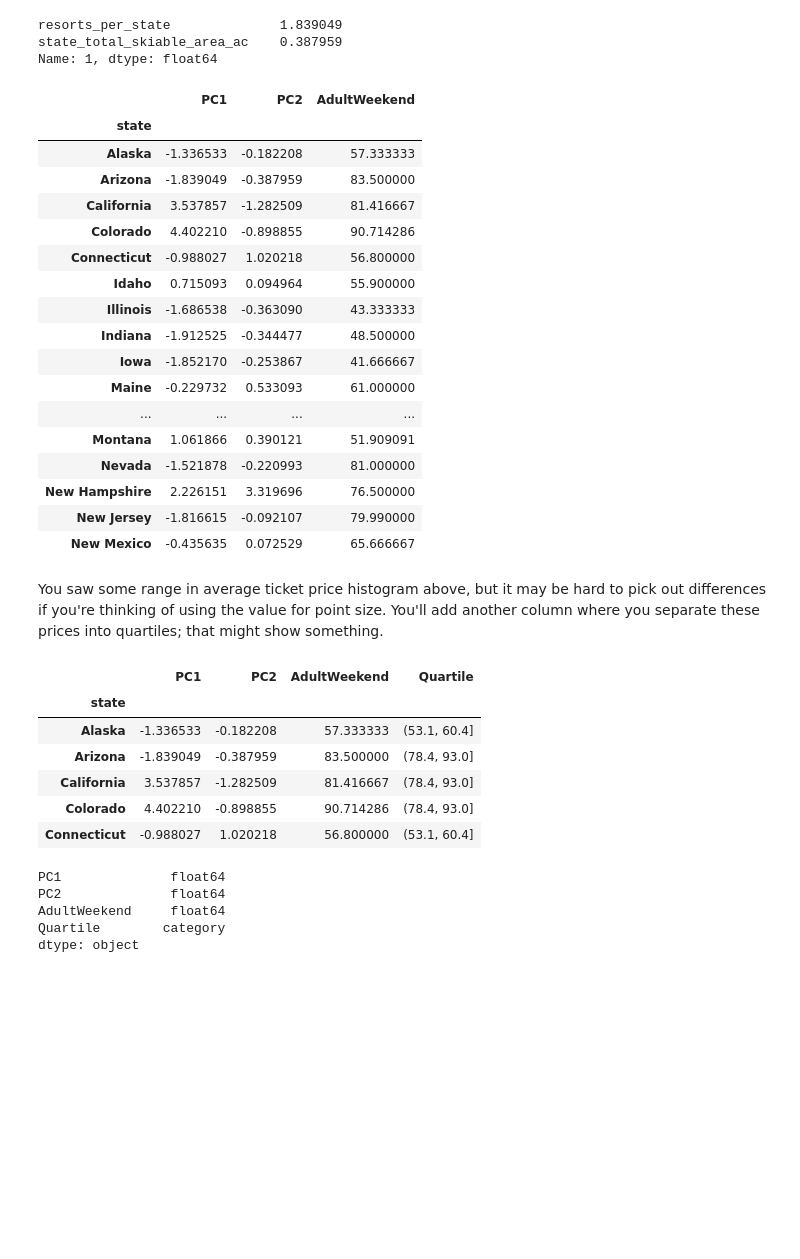
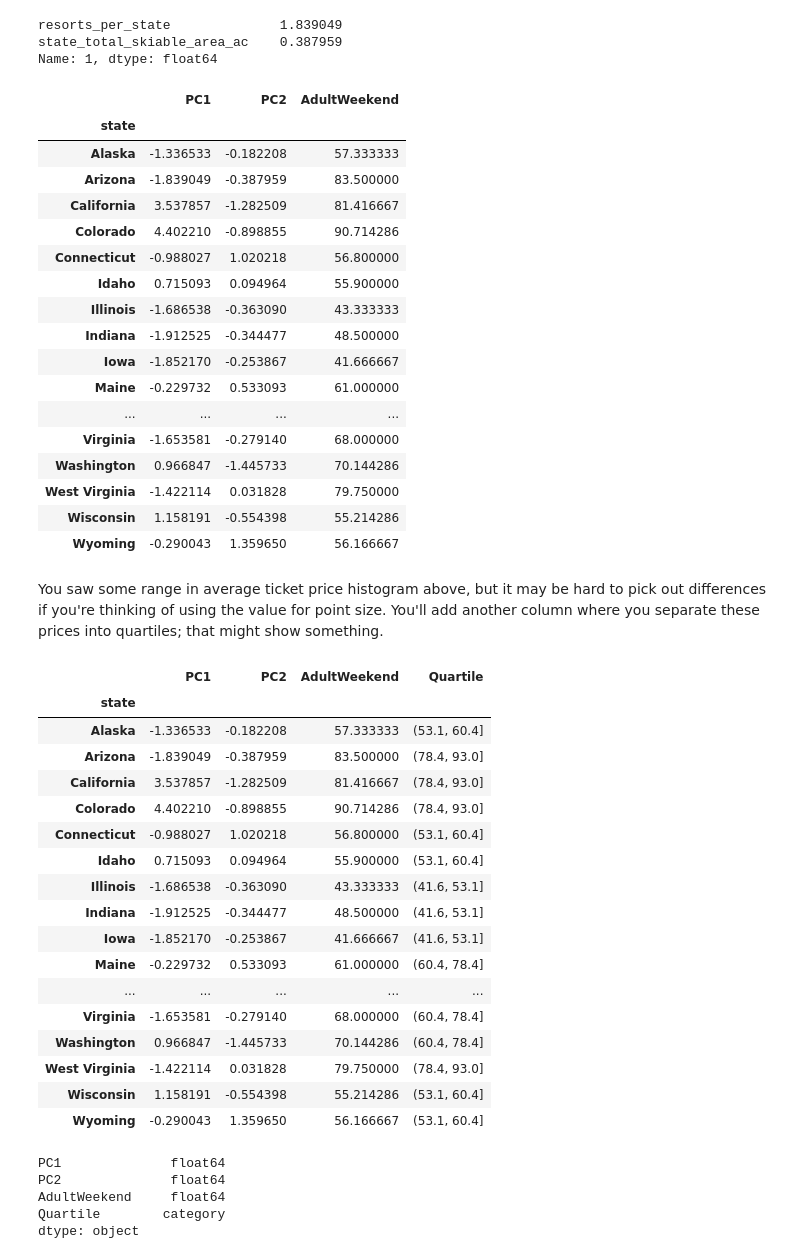
Before and after one commit to AKaradsheh/BigMountainResortMain, a Jupyter notebook: Notebooks/03_exploratory_data_analysis.ipynb, the cells around one changed output. Cells and saved outputs as stored; diff of their text form; code cells hidden in the pictures; blank space fills up the shorter version.

```diff
--- a/Notebooks/03_exploratory_data_analysis.ipynb
+++ b/Notebooks/03_exploratory_data_analysis.ipynb
@@ -585,7 +606,7 @@ Name: 1, dtype: float64
 # remember, pd.concat will align on index
 pca_df = pd.concat([pca_df, state_avg_price], axis=1)
 pca_df = pca_df.T.drop_duplicates().T
-pca_df.head(20)
+pca_df.head(50)
 # %% [output]
 |  | PC1 | PC2 | AdultWeekend |
 | state |  |  |  |
@@ -600,26 +621,37 @@ pca_df.head(20)
 | Iowa | -1.852170 | -0.253867 | 41.666667 |
 | Maine | -0.229732 | 0.533093 | 61.000000 |
 | ... | ... | ... | ... |
-| Montana | 1.061866 | 0.390121 | 51.909091 |
-| Nevada | -1.521878 | -0.220993 | 81.000000 |
-| New Hampshire | 2.226151 | 3.319696 | 76.500000 |
-| New Jersey | -1.816615 | -0.092107 | 79.990000 |
-| New Mexico | -0.435635 | 0.072529 | 65.666667 |
+| Virginia | -1.653581 | -0.279140 | 68.000000 |
+| Washington | 0.966847 | -1.445733 | 70.144286 |
+| West Virginia | -1.422114 | 0.031828 | 79.750000 |
+| Wisconsin | 1.158191 | -0.554398 | 55.214286 |
+| Wyoming | -0.290043 | 1.359650 | 56.166667 |
 # %% [markdown]
 You saw some range in average ticket price histogram above, but it may be hard to pick out differences if you're thinking of using the value for point size. You'll add another column where you separate these prices into quartiles; that might show something.
 # %%
 #  pca_df['Quartile'] = pd.qcut(pca_df.AdultWeekend, q=4, precision=1)
 
 pca_df['Quartile'] = pd.qcut(pca_df.AdultWeekend, q=4, precision=1)
-pca_df.head()
+pca_df.head(50)
 # %% [output]
 |  | PC1 | PC2 | AdultWeekend | Quartile |
 | state |  |  |  |  |
 | Alaska | -1.336533 | -0.182208 | 57.333333 | (53.1, 60.4] |
 | Arizona | -1.839049 | -0.387959 | 83.500000 | (78.4, 93.0] |
 | California | 3.537857 | -1.282509 | 81.416667 | (78.4, 93.0] |
 | Colorado | 4.402210 | -0.898855 | 90.714286 | (78.4, 93.0] |
 | Connecticut | -0.988027 | 1.020218 | 56.800000 | (53.1, 60.4] |
+| Idaho | 0.715093 | 0.094964 | 55.900000 | (53.1, 60.4] |
+| Illinois | -1.686538 | -0.363090 | 43.333333 | (41.6, 53.1] |
+| Indiana | -1.912525 | -0.344477 | 48.500000 | (41.6, 53.1] |
+| Iowa | -1.852170 | -0.253867 | 41.666667 | (41.6, 53.1] |
+| Maine | -0.229732 | 0.533093 | 61.000000 | (60.4, 78.4] |
+| ... | ... | ... | ... | ... |
+| Virginia | -1.653581 | -0.279140 | 68.000000 | (60.4, 78.4] |
+| Washington | 0.966847 | -1.445733 | 70.144286 | (60.4, 78.4] |
+| West Virginia | -1.422114 | 0.031828 | 79.750000 | (78.4, 93.0] |
+| Wisconsin | 1.158191 | -0.554398 | 55.214286 | (53.1, 60.4] |
+| Wyoming | -0.290043 | 1.359650 | 56.166667 | (53.1, 60.4] |
 # %%
 # Note that Quartile is a new data type: category
 # This will affect how we handle it later on
```
Also changed, not shown: parts of 6 cells of this notebook, 1 other file.
